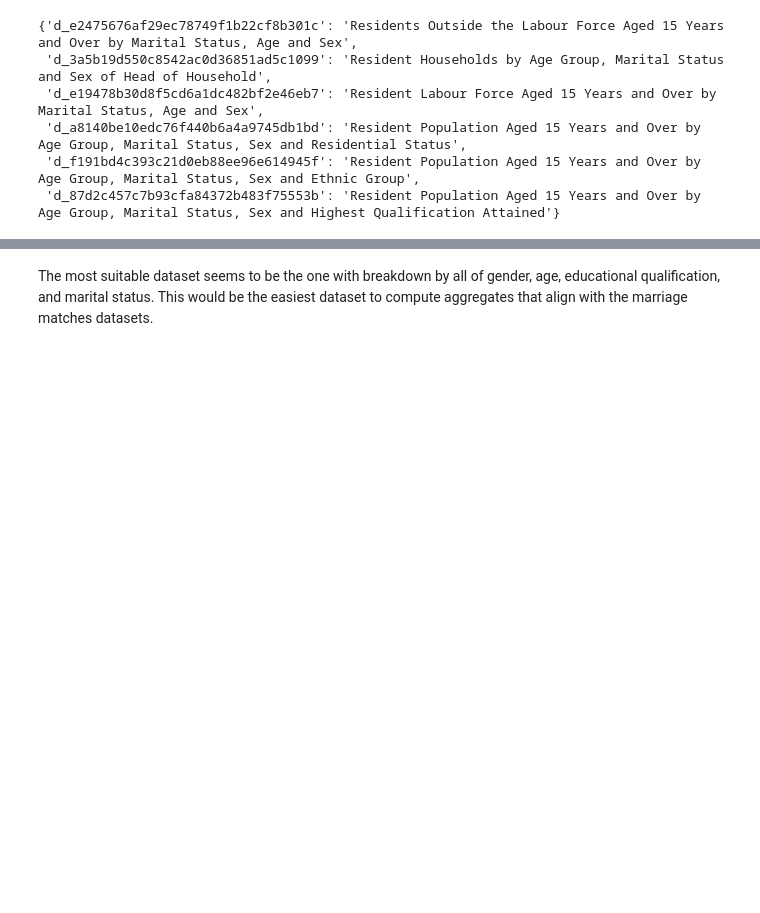
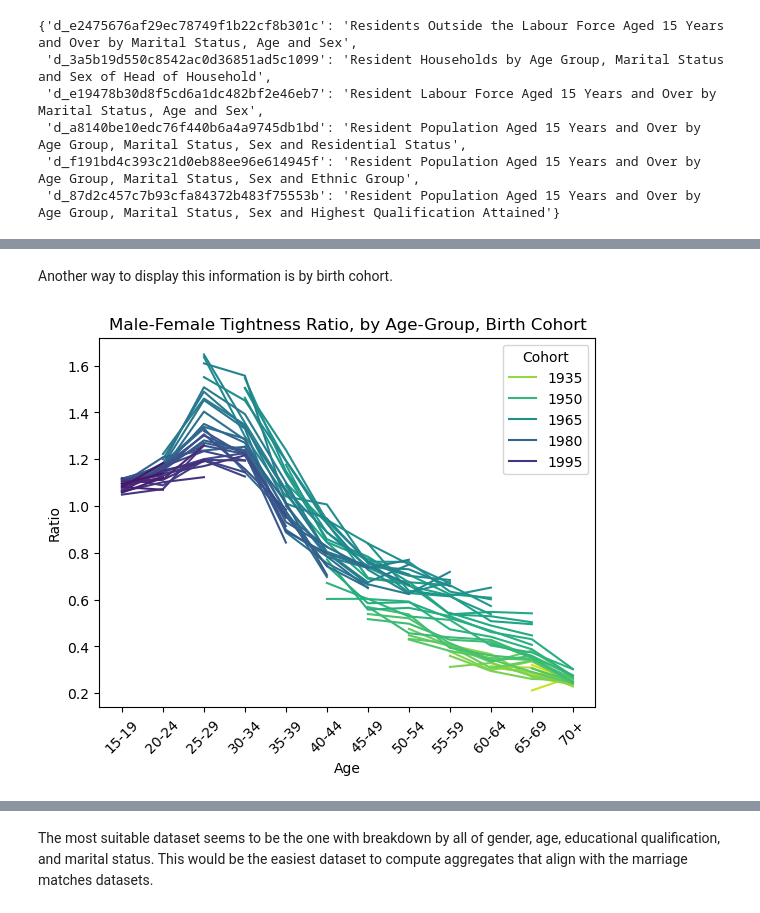
Before and after one commit to YC-Goh/YC-Goh.github.io, a Jupyter notebook: projects/sg-public-data/src/_1_marriage_patterns.ipynb, the cells around one changed output, grey strips where cells are left out. Saved outputs shown, nothing was run; the diff lists cells and outputs as text; code cells hidden in the pictures; blank space fills up the shorter version.

```diff
--- a/projects/sg-public-data/src/_1_marriage_patterns.ipynb
+++ b/projects/sg-public-data/src/_1_marriage_patterns.ipynb
@@ -462,0 +477,16 @@ df_pop
+# %% [markdown]
+Another way to display this information is by birth cohort.
+# %%
+df_bc = df_age.copy(deep=True)
+df_bc['Cohort'] = df_bc.index.get_level_values('Year') - (df_bc.index.get_level_values('Age').codes + 3) * 5
+df_bc = df_bc.set_index(keys=['Cohort'], append=True)
+df_bc = df_bc.droplevel(level=['Year'], axis=0)
+df_bc = df_bc.swaplevel(i=0, j=1, axis=0)
+df_bc = df_bc.sort_index(axis=0)
+df_bc_r = df_bc.apply(lambda row: row['Male'] / row['Female'], axis=1).rename('Ratio').to_frame()
+sns.lineplot(df_bc_r, x='Age', y='Ratio', hue='Cohort', palette='viridis_r')
+plt.title('Male-Female Tightness Ratio, by Age-Group, Birth Cohort')
+plt.xticks(rotation=45)
+plt.show()
+# %% [output]
+[figure, added]
```
Also changed, not shown: parts of 4 cells of this notebook.
